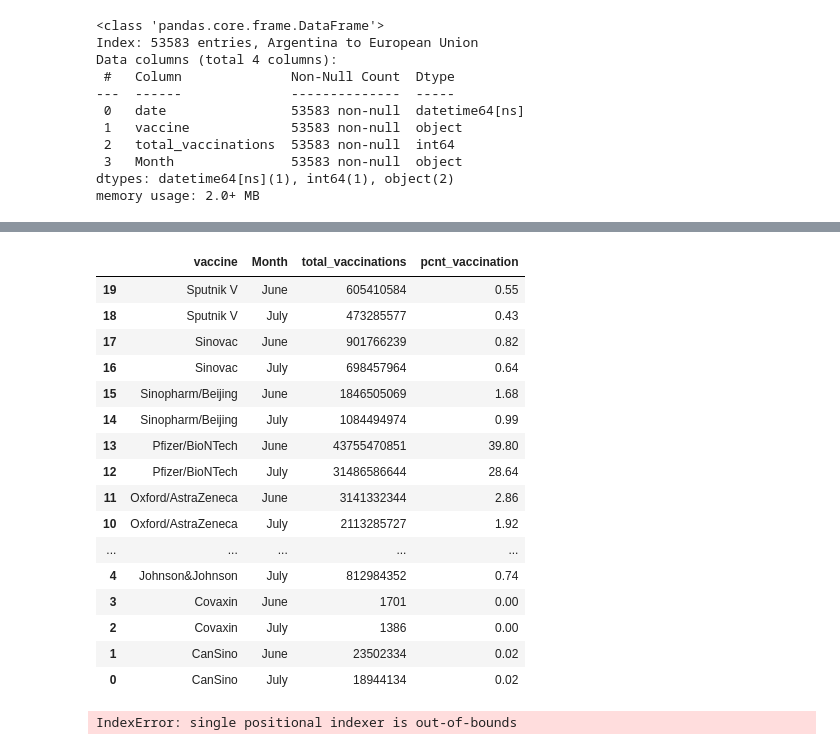
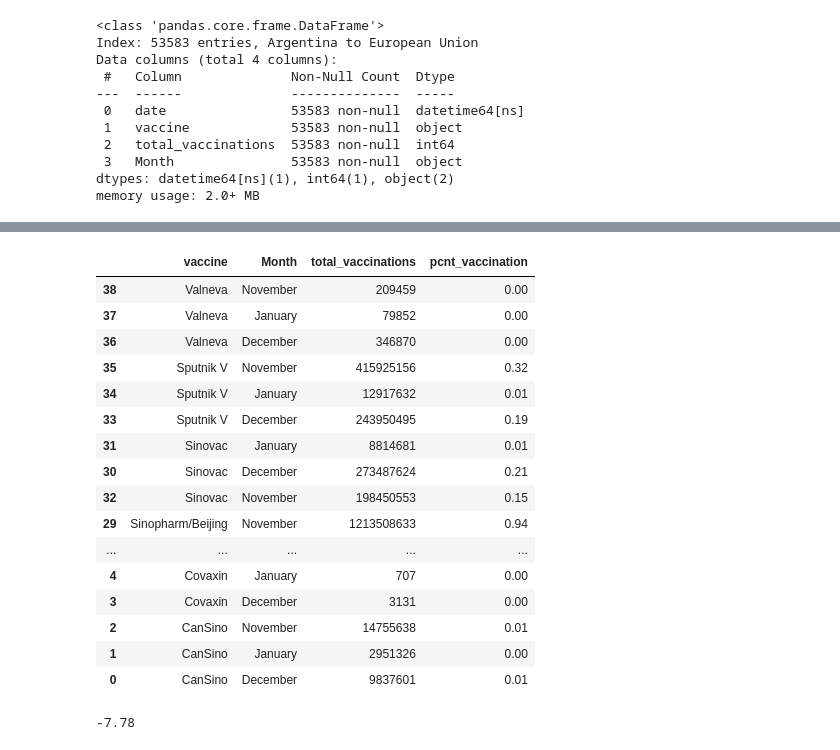
Before and after one commit to gyleodhis/rabetafrica, a Jupyter notebook: dev_book.ipynb, the cells around one changed output, grey strips where cells are left out. Saved outputs shown, nothing was run; the diff lists cells and outputs as text; code cells hidden in the pictures.

Commit message:
fixed last_two months bug

```diff
--- a/dev_book.ipynb
+++ b/dev_book.ipynb
@@ -215,30 +248,31 @@ df_this_month()
 # %%
 """Last 30 days vaccination stats"""
 def last_two_months():
-    df_last_60_days_vax = covid_vaccine()[covid_vaccine().date > datetime.datetime.now() - pd.to_timedelta("50day")]
+    df_last_60_days_vax = covid_vaccine()[covid_vaccine()['date'].between('2022-11-08','2023-01-07')]
+#     df_last_60_days_vax = covid_vaccine()[covid_vaccine().date > datetime.datetime.now() - pd.to_timedelta("300day")]
     df_last_60_days_vax = df_last_60_days_vax[['Month','vaccine','total_vaccinations']].groupby(['vaccine','Month']).sum().reset_index()
     df_last_60_days_vax['pcnt_vaccination'] = round(df_last_60_days_vax.total_vaccinations * 100 /df_last_60_days_vax.total_vaccinations.sum(),2)
     return df_last_60_days_vax.sort_values(['vaccine'], ascending=[0])
 
 last_two_months()
 # %% [output]
 |  | vaccine | Month | total_vaccinations | pcnt_vaccination |
-| 19 | Sputnik V | June | 605410584 | 0.55 |
-| 18 | Sputnik V | July | 473285577 | 0.43 |
-| 17 | Sinovac | June | 901766239 | 0.82 |
-| 16 | Sinovac | July | 698457964 | 0.64 |
-| 15 | Sinopharm/Beijing | June | 1846505069 | 1.68 |
-| 14 | Sinopharm/Beijing | July | 1084494974 | 0.99 |
-| 13 | Pfizer/BioNTech | June | 43755470851 | 39.80 |
-| 12 | Pfizer/BioNTech | July | 31486586644 | 28.64 |
-| 11 | Oxford/AstraZeneca | June | 3141332344 | 2.86 |
-| 10 | Oxford/AstraZeneca | July | 2113285727 | 1.92 |
+| 38 | Valneva | November | 209459 | 0.00 |
+| 37 | Valneva | January | 79852 | 0.00 |
+| 36 | Valneva | December | 346870 | 0.00 |
+| 35 | Sputnik V | November | 415925156 | 0.32 |
+| 34 | Sputnik V | January | 12917632 | 0.01 |
+| 33 | Sputnik V | December | 243950495 | 0.19 |
+| 31 | Sinovac | January | 8814681 | 0.01 |
+| 30 | Sinovac | December | 273487624 | 0.21 |
+| 32 | Sinovac | November | 198450553 | 0.15 |
+| 29 | Sinopharm/Beijing | November | 1213508633 | 0.94 |
 | ... | ... | ... | ... | ... |
-| 4 | Johnson&Johnson | July | 812984352 | 0.74 |
-| 3 | Covaxin | June | 1701 | 0.00 |
-| 2 | Covaxin | July | 1386 | 0.00 |
-| 1 | CanSino | June | 23502334 | 0.02 |
-| 0 | CanSino | July | 18944134 | 0.02 |
+| 4 | Covaxin | January | 707 | 0.00 |
+| 3 | Covaxin | December | 3131 | 0.00 |
+| 2 | CanSino | November | 14755638 | 0.01 |
+| 1 | CanSino | January | 2951326 | 0.00 |
+| 0 | CanSino | December | 9837601 | 0.01 |
 # %%
 def last_two_months_diff(a='Moderna'):
     last_two = last_two_months()['vaccine']==a
@@ -247,7 +281,7 @@ def last_two_months_diff(a='Moderna'):
     return round(month_a-month_b,2)
 last_two_months_diff()
 # %% [output]
-IndexError: single positional indexer is out-of-bounds
+-7.78
 # %%
 def covid_vaccine_treemap():
     vax_df0 = covid_vaccine().sort_values('date').groupby(['Month','location','vaccine']).last().reset_index()
```
Also changed, not shown: parts of 11 cells of this notebook, 1 other file.
